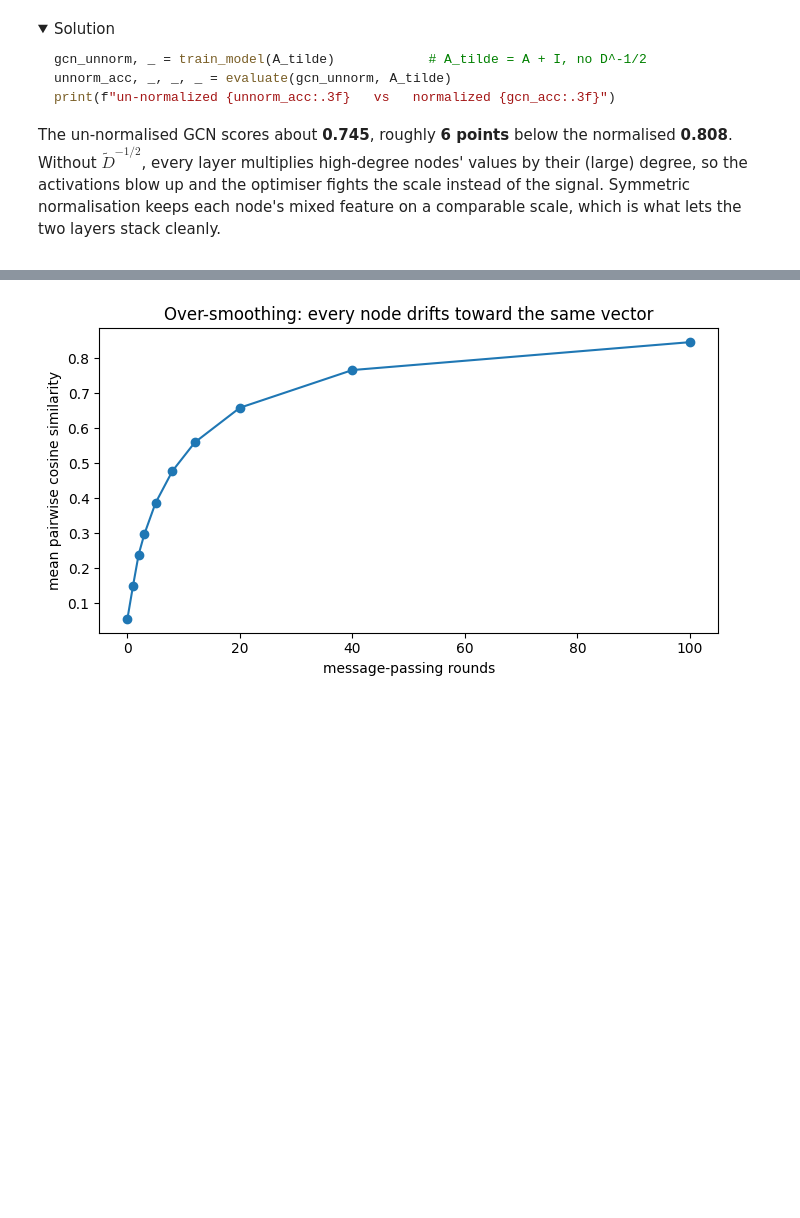
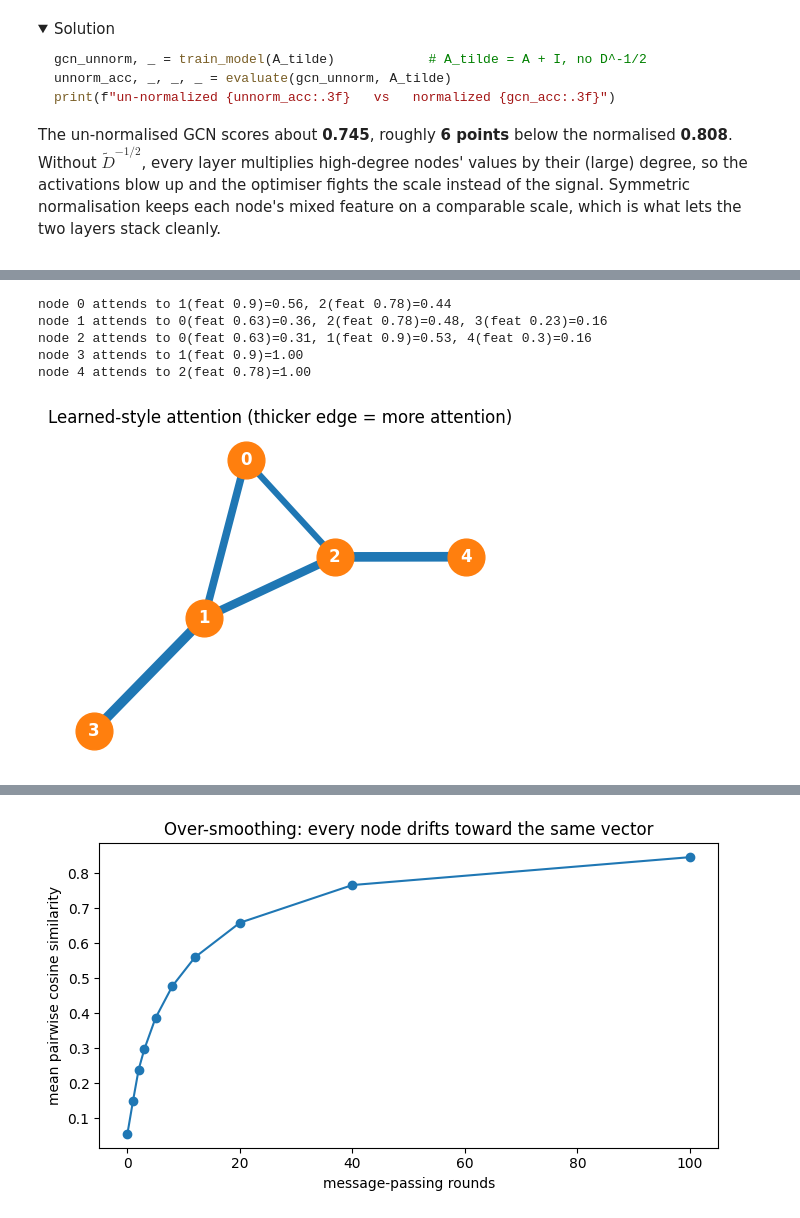
Before and after one commit to mlugassi/ML-on-Graphs, a Jupyter notebook: 10_Introduction_to_Graph_Neural_Networks_(GNNs).ipynb, the cells around one changed output, grey strips where cells are left out. Drawn from its saved outputs; the diff is of its cells as text; code cells hidden in the pictures; folded sections open; blank space fills up the shorter version.

```diff
--- a/10_Introduction_to_Graph_Neural_Networks_(GNNs).ipynb
+++ b/10_Introduction_to_Graph_Neural_Networks_(GNNs).ipynb
@@ -597,0 +793,31 @@ layers stack cleanly.
+# %%
+# Hand-wired attention: a node attends more to neighbours with a higher feature.
+h_toy = torch.tensor([feat0[n] for n in sorted(G_toy.nodes())])
+
+def attention_over_neighbours(v):
+    nbrs = list(G_toy.neighbors(v))
+    # score(v, u) emphasises the neighbour's feature; a trained GAT would learn this.
+    scores = torch.stack([F.leaky_relu(0.5 * h_toy[v] + 2.0 * h_toy[u], 0.2)
+                          for u in nbrs])
+    alpha = F.softmax(scores, dim=0)
+    return {u: float(a) for u, a in zip(nbrs, alpha)}
+
+alphas = {v: attention_over_neighbours(v) for v in sorted(G_toy.nodes())}
+for v in sorted(G_toy.nodes()):
+    print(f"node {v} attends to " +
+          ", ".join(f"{u}(feat {feat0[u]})={a:.2f}" for u, a in alphas[v].items()))
+
+# Draw the toy graph with edge thickness proportional to attention.
+plt.figure(figsize=(4.8, 3.8))
+widths = [6 * (alphas[a].get(b, 0) + alphas[b].get(a, 0)) for a, b in G_toy.edges()]
+nx.draw_networkx(G_toy, pos_toy, node_color="C1", node_size=700, font_color="white",
+                 font_weight="bold", width=widths, edge_color="C0")
+plt.title("Learned-style attention (thicker edge = more attention)")
+plt.axis("off"); plt.tight_layout(); plt.show()
+# %% [output]
+node 0 attends to 1(feat 0.9)=0.56, 2(feat 0.78)=0.44
+node 1 attends to 0(feat 0.63)=0.36, 2(feat 0.78)=0.48, 3(feat 0.23)=0.16
+node 2 attends to 0(feat 0.63)=0.31, 1(feat 0.9)=0.53, 4(feat 0.3)=0.16
+node 3 attends to 1(feat 0.9)=1.00
+node 4 attends to 2(feat 0.78)=1.00
+[figure, added]
```
Also changed, not shown: parts of 47 cells of this notebook.
